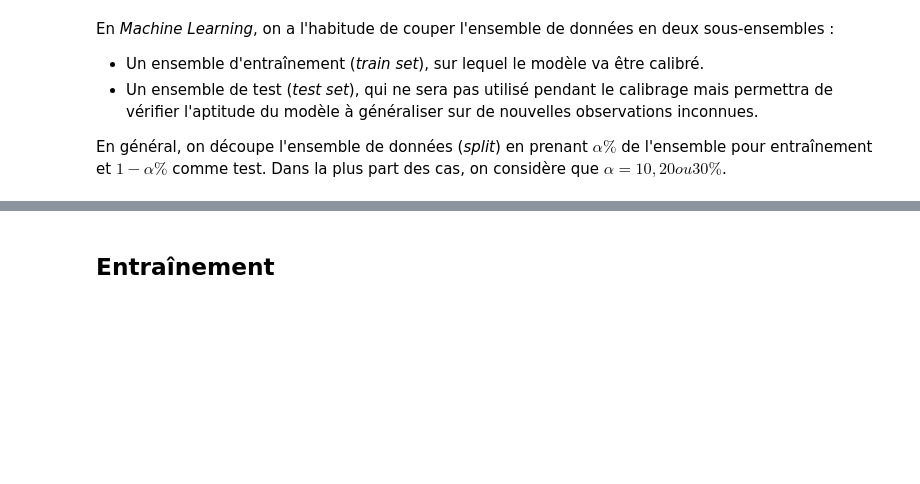
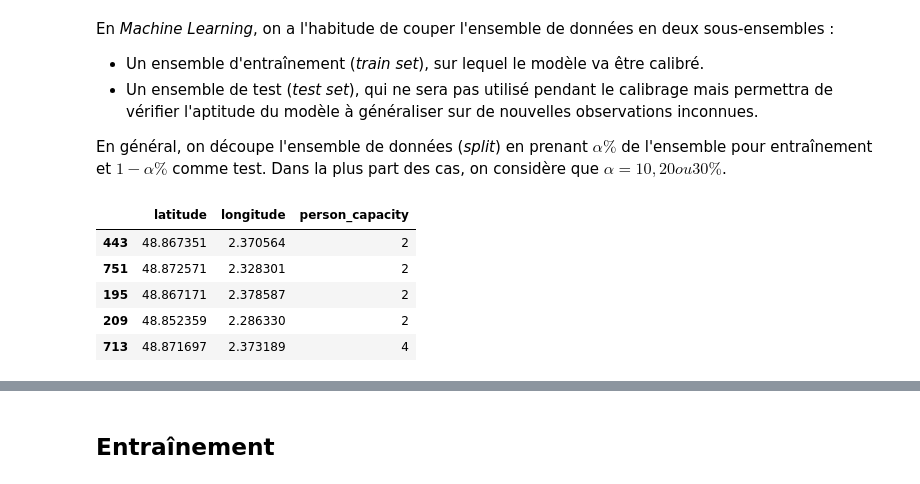
Before and after one commit to Hy-gon/Python_Hitema, a Jupyter notebook: MachineLearning/Modele_Lineaire_exo.ipynb, the cells around one changed output, grey strips where cells are left out. Cells and saved outputs as stored; diff of their text form; code cells hidden in the pictures; blank space fills up the shorter version.

```diff
--- a/MachineLearning/Modele_Lineaire_exo.ipynb
+++ b/MachineLearning/Modele_Lineaire_exo.ipynb
@@ -248,3 +232,12 @@ dataMerging.head()
+# %%
+#définir 2 variables de travail
+#X := les features à utiliser
+#Y := la target (prix)
+
+#Créer Y et X
+
+X = dataMerging[['latitude', 'longitude', 'person_capacity']]
+Y = dataMerging[['price_mean']]
 # %% [markdown]
 En *Machine Learning*, on a l'habitude de couper l'ensemble de données en deux sous-ensembles :
 
@@ -255,4 +248,16 @@ En général, on découpe l'ensemble de données (*split*) en prenant $\alpha \%
 # %%
 #utiliser la méthode split de sklearn en splitant avec un alpha=30 et un random state=42
 #zafficher la shape de vos données
-# TRAINING AND TESTING DATA
+
+from sklearn.model_selection import train_test_split
+
+X_train, X_test, Y_train, Y_test = train_test_split(X, Y, test_size = 0.2)
+# %%
+X_train.head()
+# %% [output]
+|  | latitude | longitude | person_capacity |
+| 443 | 48.867351 | 2.370564 | 2 |
+| 751 | 48.872571 | 2.328301 | 2 |
+| 195 | 48.867171 | 2.378587 | 2 |
+| 209 | 48.852359 | 2.286330 | 2 |
+| 713 | 48.871697 | 2.373189 | 4 |
```
Also changed, not shown: parts of 7 cells of this notebook.
